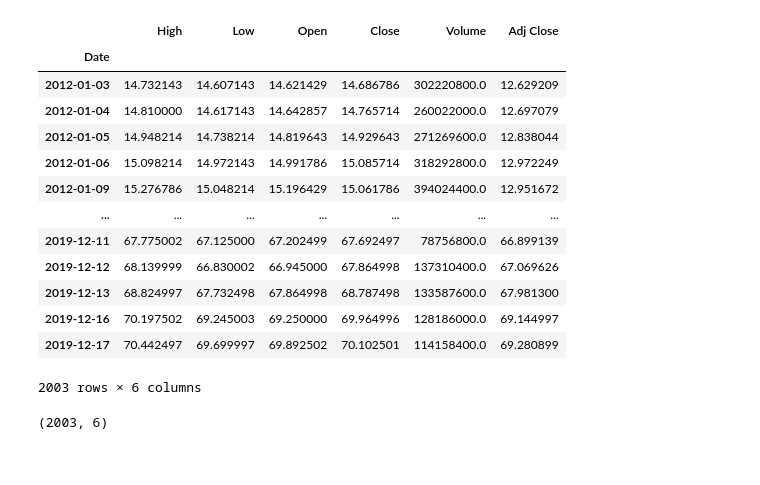
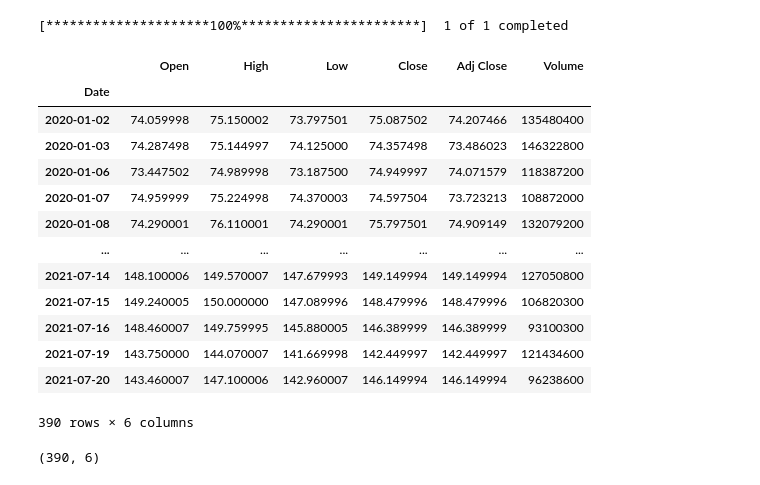
Before and after one commit to w1767/w1767, a Jupyter notebook: MachineLearningProject_2.ipynb, the cells around one changed output. Saved outputs shown, nothing was run; the diff lists cells and outputs as text; code cells hidden in the pictures.

```diff
--- a/MachineLearningProject_2.ipynb
+++ b/MachineLearningProject_2.ipynb
@@ -5,12 +5,28 @@
 # the closing stock price of a corporation (Apple Inc.) using the past 60 day stock price.
 # %%
 # Import the libraries
+!pip install pandas_datareader
+!pip install yfinance
+!pip install mplfinance
+import os
+import argparse
+import signal
+import yfinance as yf
+import pickle
+import mplfinance as mpf
 import math
-import pandas_datareader as web
+import pandas_datareader.data as web
+from datetime import datetime, timedelta
 import numpy as np
 import pandas as pd
 from sklearn.preprocessing import MinMaxScaler
 from keras.models import Sequential
 from keras.layers import Dense, LSTM
+#from yfinance import stock_info
+from dateutil.parser import parse
+from urllib.request import urlopen, Request
+from bs4 import BeautifulSoup
 import matplotlib.pyplot as plt
 plt.style.use('fivethirtyeight')
+start_date = datetime(2020, 1,1)
+end_date = datetime(2021, 7, 21)
@@ -17,26 +51,28 @@ plt.style.use('fivethirtyeight')
 # %%
 #Get the stock quote
-df = web.DataReader('AAPL', data_source='yahoo',start='2012-01',end='2019-12-17')
+data = yf.download('AAPL', start=start_date, end=end_date)
+#df = web.DataReader('AAPL', data_source='yahoo',start='2012-01',end='2019-12-17')
 #show the data
-df
+data.head(390)
 # %% [output]
+[*********************100%***********************]  1 of 1 completed
-|  | High | Low | Open | Close | Volume | Adj Close |
+|  | Open | High | Low | Close | Adj Close | Volume |
 | Date |  |  |  |  |  |  |
-| 2012-01-03 | 14.732143 | 14.607143 | 14.621429 | 14.686786 | 302220800.0 | 12.629209 |
-| 2012-01-04 | 14.810000 | 14.617143 | 14.642857 | 14.765714 | 260022000.0 | 12.697079 |
-| 2012-01-05 | 14.948214 | 14.738214 | 14.819643 | 14.929643 | 271269600.0 | 12.838044 |
-| 2012-01-06 | 15.098214 | 14.972143 | 14.991786 | 15.085714 | 318292800.0 | 12.972249 |
-| 2012-01-09 | 15.276786 | 15.048214 | 15.196429 | 15.061786 | 394024400.0 | 12.951672 |
+| 2020-01-02 | 74.059998 | 75.150002 | 73.797501 | 75.087502 | 74.207466 | 135480400 |
+| 2020-01-03 | 74.287498 | 75.144997 | 74.125000 | 74.357498 | 73.486023 | 146322800 |
+| 2020-01-06 | 73.447502 | 74.989998 | 73.187500 | 74.949997 | 74.071579 | 118387200 |
+| 2020-01-07 | 74.959999 | 75.224998 | 74.370003 | 74.597504 | 73.723213 | 108872000 |
+| 2020-01-08 | 74.290001 | 76.110001 | 74.290001 | 75.797501 | 74.909149 | 132079200 |
 | ... | ... | ... | ... | ... | ... | ... |
-| 2019-12-11 | 67.775002 | 67.125000 | 67.202499 | 67.692497 | 78756800.0 | 66.899139 |
-| 2019-12-12 | 68.139999 | 66.830002 | 66.945000 | 67.864998 | 137310400.0 | 67.069626 |
-| 2019-12-13 | 68.824997 | 67.732498 | 67.864998 | 68.787498 | 133587600.0 | 67.981300 |
-| 2019-12-16 | 70.197502 | 69.245003 | 69.250000 | 69.964996 | 128186000.0 | 69.144997 |
-| 2019-12-17 | 70.442497 | 69.699997 | 69.892502 | 70.102501 | 114158400.0 | 69.280899 |
+| 2021-07-14 | 148.100006 | 149.570007 | 147.679993 | 149.149994 | 149.149994 | 127050800 |
+| 2021-07-15 | 149.240005 | 150.000000 | 147.089996 | 148.479996 | 148.479996 | 106820300 |
+| 2021-07-16 | 148.460007 | 149.759995 | 145.880005 | 146.389999 | 146.389999 | 93100300 |
+| 2021-07-19 | 143.750000 | 144.070007 | 141.669998 | 142.449997 | 142.449997 | 121434600 |
+| 2021-07-20 | 143.460007 | 147.100006 | 142.960007 | 146.149994 | 146.149994 | 96238600 |
-2003 rows × 6 columns
+390 rows × 6 columns
 # %%
 #Get the number of rows and columns in the data set
-df.shape
+data.shape
 # %% [output]
-(2003, 6)
+(390, 6)
 # %%
```
Also changed, not shown: parts of 11 cells of this notebook.
